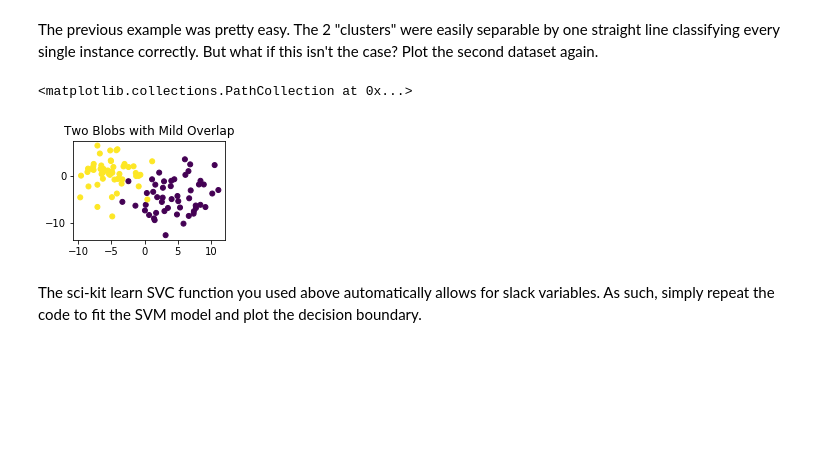
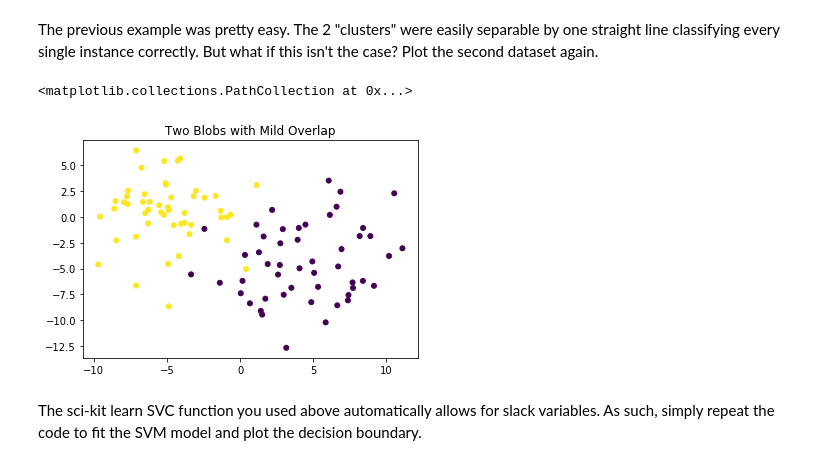
Before and after one commit to keita-dc/dsc-building-an-svm-using-scikit-learn-lab-dc-ds-060319, a Jupyter notebook: index.ipynb, the cells around one changed output. Drawn from its saved outputs; the diff is of its cells as text; code cells hidden in the pictures; blank space fills up the shorter version.

```diff
--- a/index.ipynb
+++ b/index.ipynb
@@ -172,17 +172,16 @@ plt.show()
 # %% [markdown]
 The previous example was pretty easy. The 2 "clusters" were easily separable by one straight line classifying every single instance correctly. But what if this isn't the case? Plot the second dataset again.
 # %%
-plt.subplot(222)
 plt.title("Two Blobs with Mild Overlap")
 X_2, y_2 = make_blobs(n_samples=100,
                       n_features=2,
                       centers=2,
                       cluster_std=3,
                       random_state = 123)
 plt.scatter(X_2[:, 0], X_2[:, 1], c = y_2, s=25)
 # %% [output]
 <matplotlib.collections.PathCollection at 0x...>
-[figure, old version]
+[figure, new version]
 # %% [markdown]
 The sci-kit learn SVC function you used above automatically allows for slack variables. As such, simply repeat the code to fit the SVM model and plot the decision boundary.
 # %%
```
